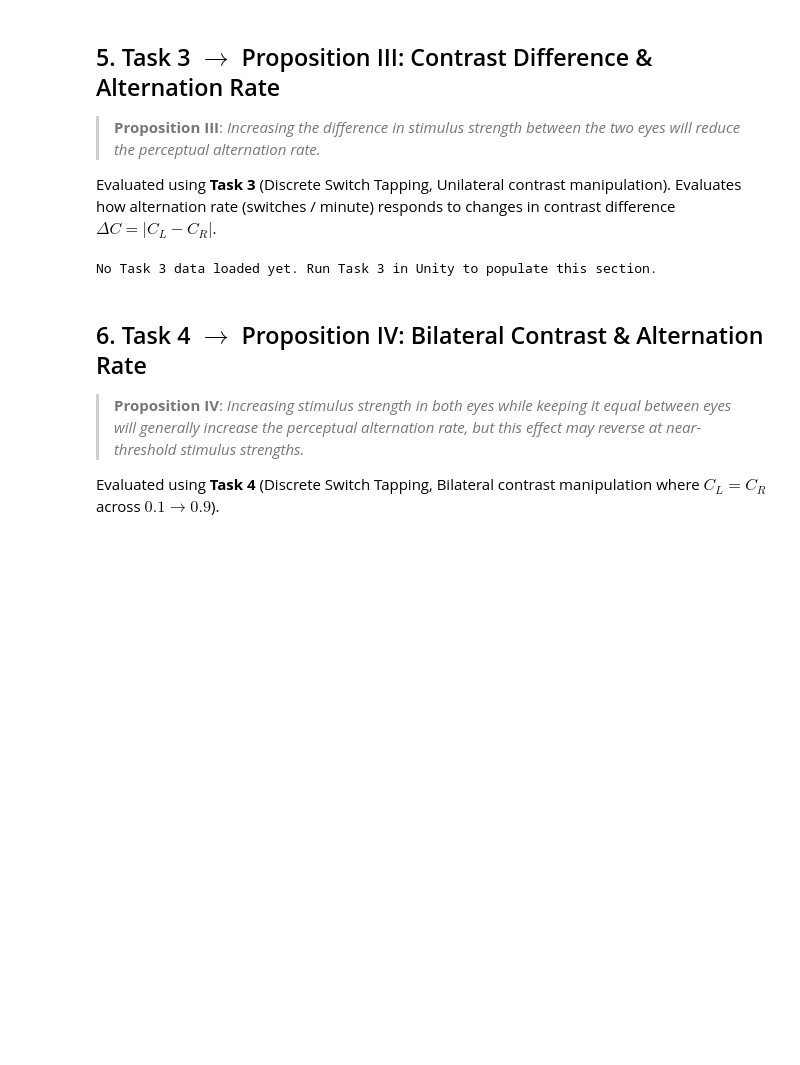
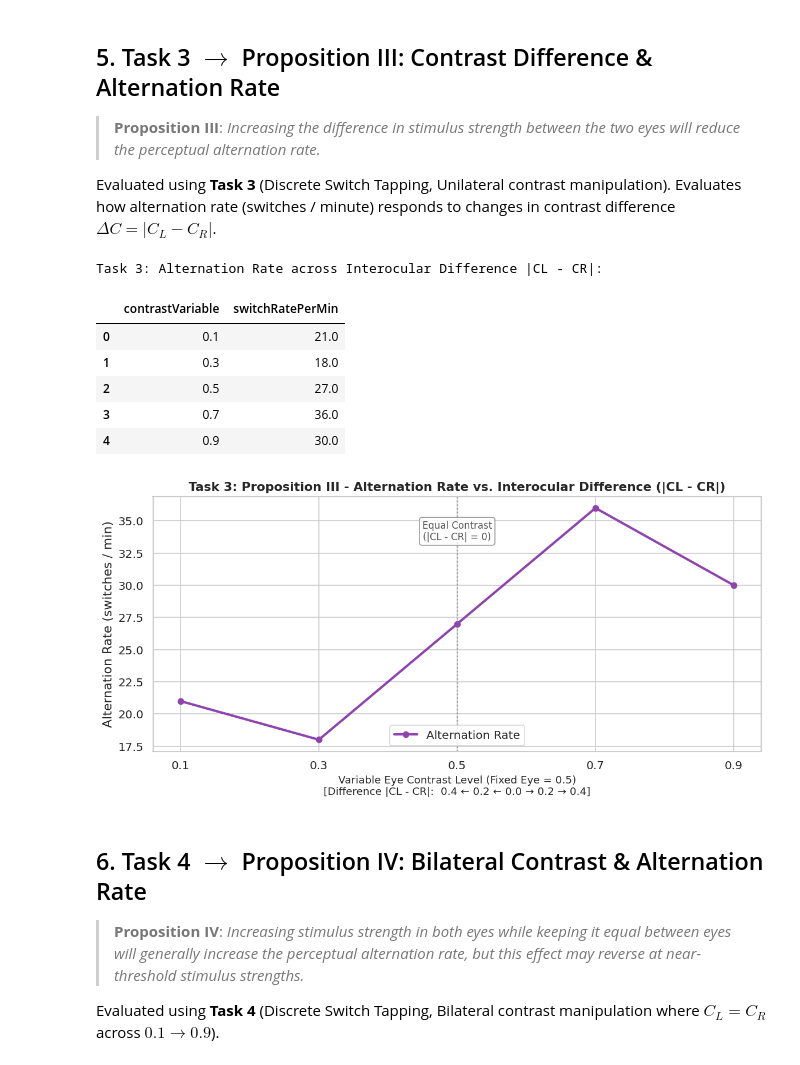
Before and after one commit to Its-Fate/vr-perceptual-experiment, a Jupyter notebook: Analysis/analysis.ipynb, the cells around one changed output. Cells and saved outputs as stored; diff of their text form; code cells hidden in the pictures; blank space fills up the shorter version.

```diff
--- a/Analysis/analysis.ipynb
+++ b/Analysis/analysis.ipynb
@@ -190,23 +188,40 @@ Evaluated using **Task 3** (Discrete Switch Tapping, Unilateral contrast manipul
 Evaluates how alternation rate (switches / minute) responds to changes in contrast difference $\Delta C = |C_L - C_R|$.
 # %%
 if 'df' in locals() and not df.empty:
-    t3_df = df[df["taskType"] == 3]
+    t3_df = rivalry_df[rivalry_df["taskType"] == 3]
     if not t3_df.empty:
-        summary_p3 = t3_df.groupby("contrastDifference")["switchRatePerMin"].mean().reset_index()
+        summary_p3 = t3_df.groupby("contrastVariable")["switchRatePerMin"].mean().reset_index()
         print("Task 3: Alternation Rate across Interocular Difference |CL - CR|:")
         display(summary_p3)
 
-        plt.figure(figsize=(9, 5))
-        plt.plot(summary_p3["contrastDifference"], summary_p3["switchRatePerMin"], marker="o", color="#8e44ad", lw=2.5, label="Alternation Rate (switches/min)")
-        plt.title("Task 3: Proposition III - Alternation Rate vs. Interocular Difference (|CL - CR|)", fontsize=14, fontweight="bold")
-        plt.xlabel("Difference in Stimulus Strength (|CL - CR|)", fontsize=12)
-        plt.ylabel("Perceptual Alternation Rate (switches / min)", fontsize=12)
-        plt.legend()
+        plt.figure(figsize=(10, 5))
+        plt.plot(summary_p3["contrastVariable"], summary_p3["switchRatePerMin"],
+                marker="o", color="#8e44ad", lw=2.5, label="Alternation Rate")
+
+        # Highlight the zero-difference reference
+        plt.axvline(x=0.5, color="gray", linestyle=":", alpha=0.7)
+        plt.text(0.5, plt.ylim()[1] * 0.95, "Equal Contrast\n(|CL - CR| = 0)",
+                ha="center", va="top", fontsize=10, color="#555555",
+                bbox=dict(boxstyle="round,pad=0.3", fc="white", ec="gray", alpha=0.8))
+
+        plt.title("Task 3: Proposition III - Alternation Rate vs. Interocular Difference (|CL - CR|)", fontsize=13, fontweight="bold")
+        plt.xlabel("Variable Eye Contrast Level (Fixed Eye = 0.5)\n[Difference |CL - CR|:  0.4 ← 0.2 ← 0.0 → 0.2 → 0.4]", fontsize=11)
+        plt.ylabel("Alternation Rate (switches / min)")
+        plt.xticks([0.1, 0.3, 0.5, 0.7, 0.9])
+        plt.legend(loc="lower center")
+        plt.tight_layout()
         plt.show()
     else:
         print("No Task 3 data loaded yet. Run Task 3 in Unity to populate this section.")
 # %% [output]
-No Task 3 data loaded yet. Run Task 3 in Unity to populate this section.
+Task 3: Alternation Rate across Interocular Difference |CL - CR|:
+|  | contrastVariable | switchRatePerMin |
+| 0 | 0.1 | 21.0 |
+| 1 | 0.3 | 18.0 |
+| 2 | 0.5 | 27.0 |
+| 3 | 0.7 | 36.0 |
+| 4 | 0.9 | 30.0 |
+[figure, added]
 # %% [markdown]
 ## 6. Task 4 $\rightarrow$ Proposition IV: Bilateral Contrast & Alternation Rate
 
```
Also changed, not shown: parts of 9 cells of this notebook, 13 other files.
